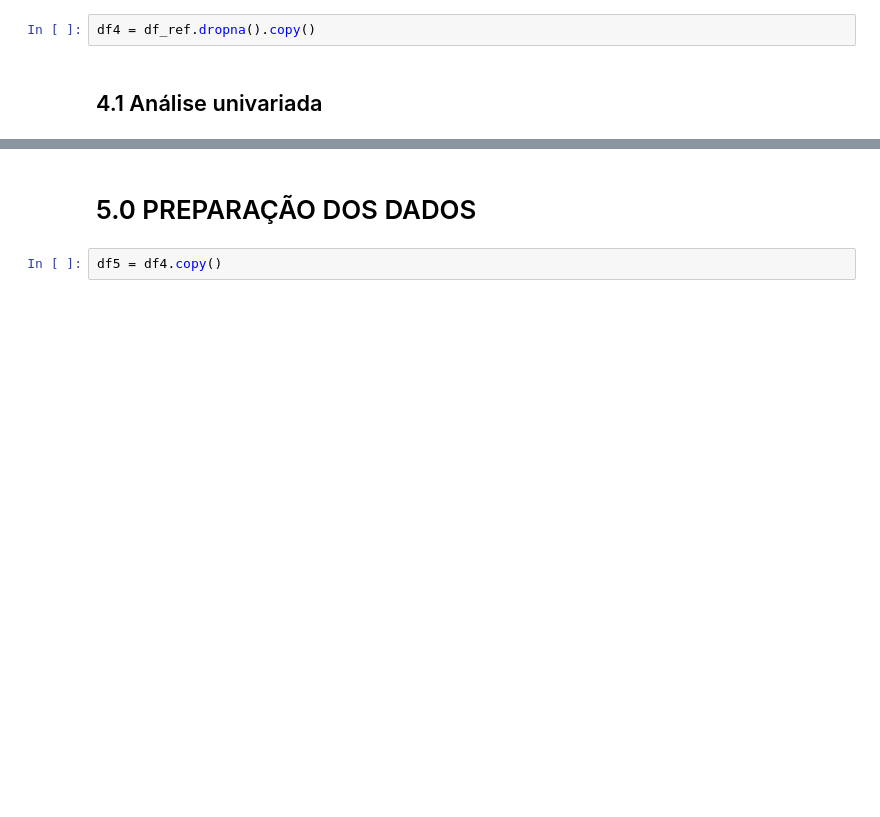
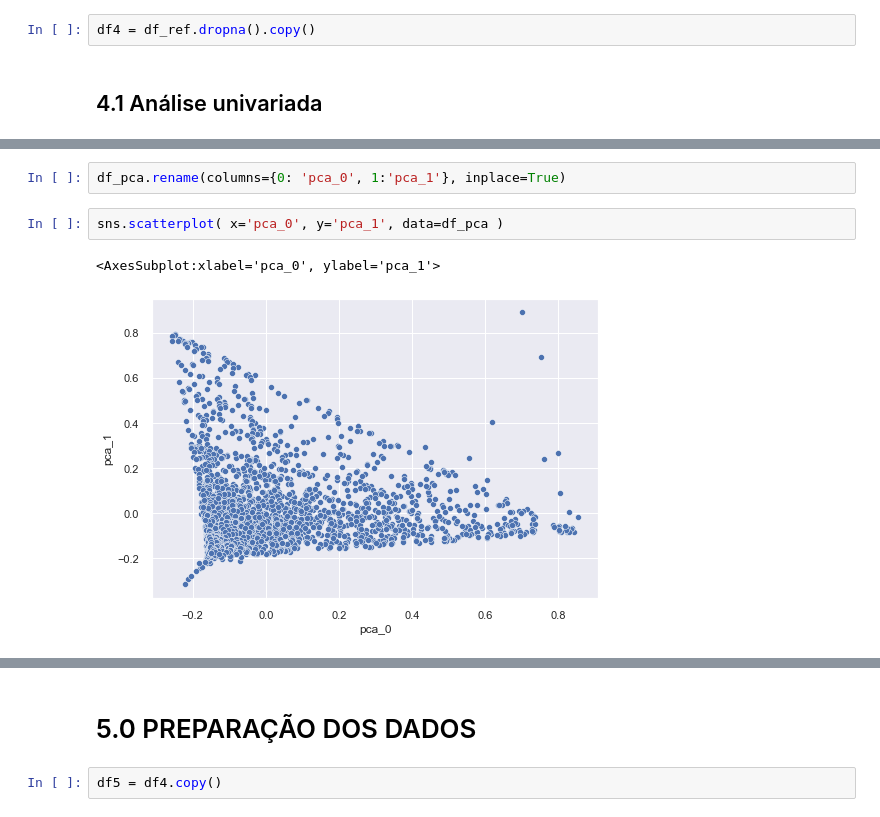
Before and after one commit to hernandesmjunior/Insiders-Clustering, a Jupyter notebook: C04-Feature-Engineering.ipynb, the cells around one changed output, grey strips where cells are left out. Cells and saved outputs as stored; diff of their text form; blank space fills up the shorter version.

```diff
--- a/C04-Feature-Engineering.ipynb
+++ b/C04-Feature-Engineering.ipynb
@@ -571,0 +630,7 @@ df4.sort_values('gross_revenue', ascending=False).head(10)
+# %%
+df_pca.rename(columns={0: 'pca_0', 1:'pca_1'}, inplace=True)
+# %%
+sns.scatterplot( x='pca_0', y='pca_1', data=df_pca )
+# %% [output]
+<AxesSubplot:xlabel='pca_0', ylabel='pca_1'>
+[figure, added]
```
Also changed, not shown: parts of 30 cells of this notebook, 1 other file.
